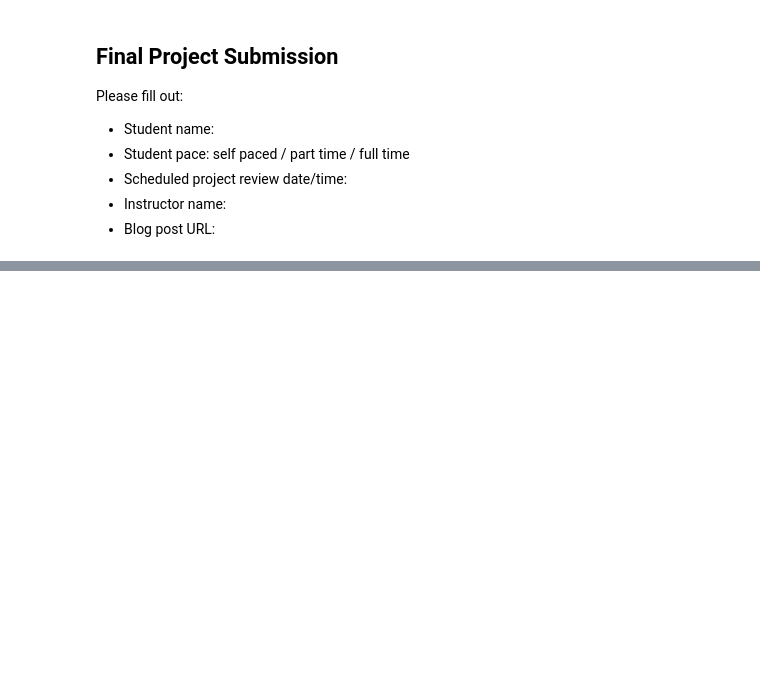
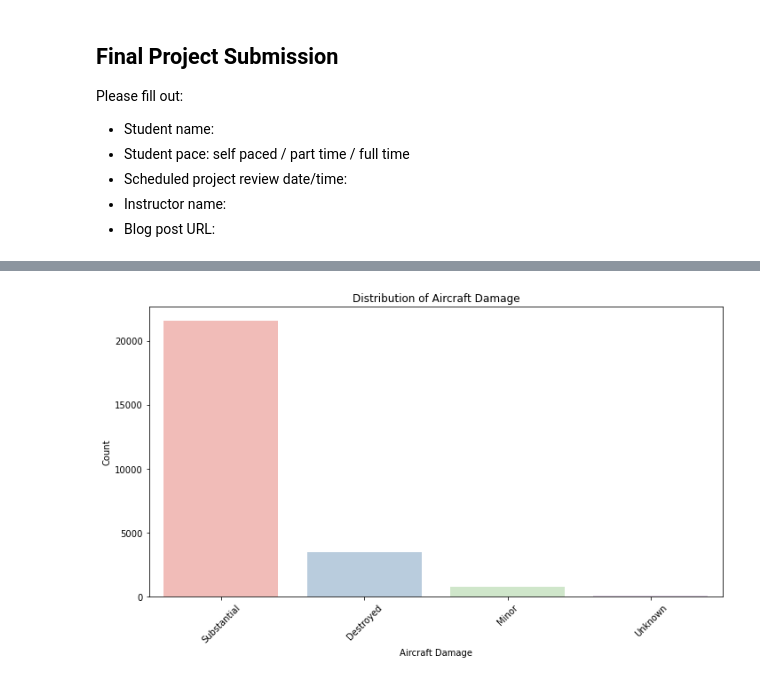
Before and after one commit to Tatianaceline/dsc-phase-1-project-v3, a Jupyter notebook: Tatiana Celine Phase 1 Project.ipynb, the cells around one changed output, grey strips where cells are left out. Drawn from its saved outputs; the diff is of its cells as text; code cells hidden in the pictures; blank space fills up the shorter version.

```diff
--- a/Tatiana Celine Phase 1 Project.ipynb
+++ b/Tatiana Celine Phase 1 Project.ipynb
@@ -383,0 +578,12 @@ plt.show()
+# %%
+# Distribution of Aircraft Damage
+plt.figure(figsize=(10, 6))
+sns.countplot(x='Aircraft.damage', data=df, palette='Pastel1')
+plt.title('Distribution of Aircraft Damage')
+plt.xlabel('Aircraft Damage')
+plt.ylabel('Count')
+plt.xticks(rotation=45)
+plt.tight_layout()
+plt.show()
+# %% [output]
+[figure, added]
```
Also changed, not shown: parts of 107 cells of this notebook.
